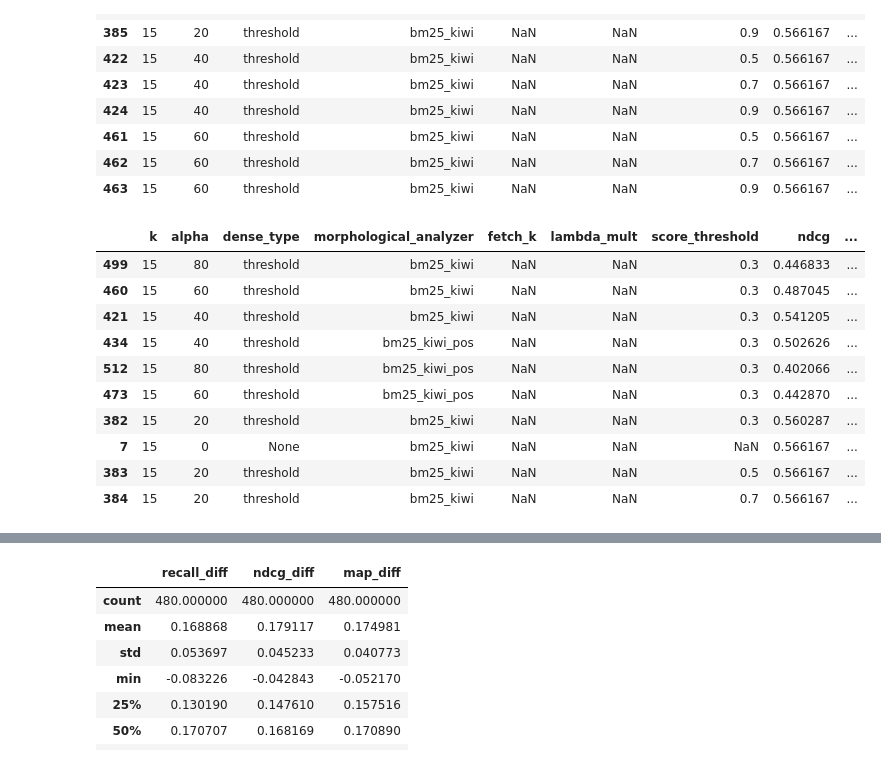
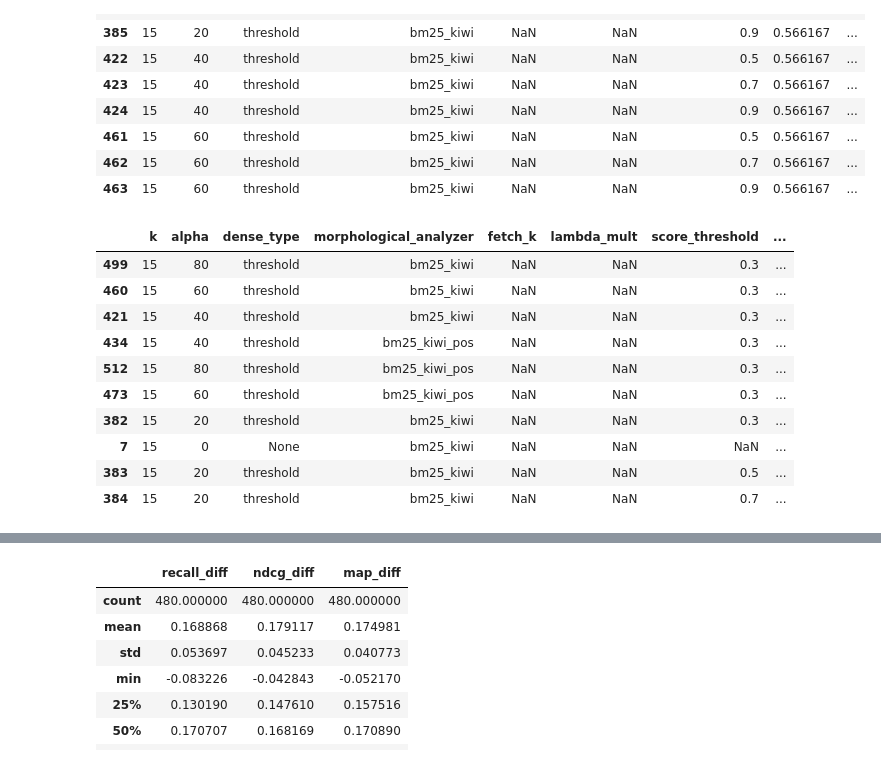
Before and after one commit to yswSlamDunk/SportAgent, a Jupyter notebook: jupyter/3003. Limitations of RAGAS and the Need for Custom RAGAS Dataset.ipynb, the cells around one changed output, grey strips where cells are left out. Cells and saved outputs as stored; diff of their text form; code cells hidden in the pictures.

```diff
--- a/jupyter/3003. Limitations of RAGAS and the Need for Custom RAGAS Dataset.ipynb
+++ b/jupyter/3003. Limitations of RAGAS and the Need for Custom RAGAS Dataset.ipynb
@@ -502,6 +502,20 @@ def optimization(configs, precompute_df):
         # 평가 수행
         scores = evaluate_metrics(predictions, precompute_df['reference_contexts'], config['k'])
 
+        group_metrics = {}
+        precompute_df = precompute_df.reset_index(drop=True)  # 인덱스 정렬
+        for name, group in precompute_df.groupby('synthesizer_name'):
+            indices = group.index.tolist()
+            pred_group = [predictions[i] for i in indices]
+            truth_group = group['reference_contexts'].tolist()
+
+            # g_scores = evaluate_metrics(pred_group, truth_group, config['k'])
+
+            # 컬럼별 저장
+            group_metrics[f'recall_{name}'] =  np.mean([calculate_recall(pred, truth, config['k']) for pred, truth in zip(pred_group, truth_group)])
+            # group_metrics[f'recall_{name}'] = g_scores['recall']
+            # group_metrics[f'map_{name}'] = g_scores['map']
+
         # 결과 저장
         result = {
             'k': config['k'],
@@ -515,12 +529,25 @@ def optimization(configs, precompute_df):
             'recall': scores['recall'],
             'map': scores['map']
         }
+        result.update(group_metrics)  # synthesizer 별 점수 추가
         results.append(result)
 
     return pd.DataFrame(results)
+# %%
+origin_dataset = pd.read_csv('../data/document/역도/generated_persona_dataset.csv')
+custom_dataset = pd.read_csv('../data/document/역도/customDataset.csv')
+# %%
+origin_dataset['reference_contexts'] = origin_dataset['reference_contexts'].apply(lambda x : eval(x))
+custom_dataset['reference_contexts'] = custom_dataset['reference_contexts'].apply(lambda x : eval(x))
+custom_dataset = custom_dataset.drop(columns=['reference_contexts_section'])
+for column in origin_dataset.columns[4:]:
+    origin_dataset[column] = origin_dataset[column].apply(lambda x : eval(x))
+    custom_dataset[column] = custom_dataset[column].apply(lambda x : eval(x))
 # %%
 optimization_result = optimization(configs, origin_dataset)
 optimization_result_custom = optimization(configs, custom_dataset)
-optimization_result_custom = optimization_result_custom.rename(columns = {'ndcg': 'ndcg_custom', 'recall':'recall_custom', 'map': 'map_custom'})
+optimization_result_custom = optimization_result_custom.rename(columns = {column: 'custom_' + column for column in optimization_result_custom.columns[7:]})
+optimization_result = optimization_result.iloc[:, :10]
+optimization_result_custom = optimization_result_custom.iloc[:, :10]
 optimization_result = optimization_result.merge(optimization_result_custom, on=list(optimization_result_custom.columns[:-3]), how='left')
 # optimization_result.to_csv('../data/experiment/optimization/retrieve2.csv', index=False)
@@ -545,19 +566,19 @@ optimization_result.sort_values(by=['recall', 'map', 'ndcg'], ascending=False).h
 | 462 | 15 | 60 | threshold | bm25_kiwi | NaN | NaN | 0.7 | 0.566167 | ... |
 | 463 | 15 | 60 | threshold | bm25_kiwi | NaN | NaN | 0.9 | 0.566167 | ... |
 # %%
-optimization_result.sort_values(by=['recall_custom', 'map_custom', 'ndcg_custom'], ascending=False).head(10)
+optimization_result_custom.sort_values(by=['custom_recall', 'custom_map', 'custom_ndcg'], ascending=False).head(10)
 # %% [output]
-|  | k | alpha | dense_type | morphological_analyzer | fetch_k | lambda_mult | score_threshold | ndcg | ... |
-| 499 | 15 | 80 | threshold | bm25_kiwi | NaN | NaN | 0.3 | 0.446833 | ... |
-| 460 | 15 | 60 | threshold | bm25_kiwi | NaN | NaN | 0.3 | 0.487045 | ... |
-| 421 | 15 | 40 | threshold | bm25_kiwi | NaN | NaN | 0.3 | 0.541205 | ... |
-| 434 | 15 | 40 | threshold | bm25_kiwi_pos | NaN | NaN | 0.3 | 0.502626 | ... |
-| 512 | 15 | 80 | threshold | bm25_kiwi_pos | NaN | NaN | 0.3 | 0.402066 | ... |
-| 473 | 15 | 60 | threshold | bm25_kiwi_pos | NaN | NaN | 0.3 | 0.442870 | ... |
-| 382 | 15 | 20 | threshold | bm25_kiwi | NaN | NaN | 0.3 | 0.560287 | ... |
-| 7 | 15 | 0 | None | bm25_kiwi | NaN | NaN | NaN | 0.566167 | ... |
-| 383 | 15 | 20 | threshold | bm25_kiwi | NaN | NaN | 0.5 | 0.566167 | ... |
-| 384 | 15 | 20 | threshold | bm25_kiwi | NaN | NaN | 0.7 | 0.566167 | ... |
+|  | k | alpha | dense_type | morphological_analyzer | fetch_k | lambda_mult | score_threshold | ... |
+| 499 | 15 | 80 | threshold | bm25_kiwi | NaN | NaN | 0.3 | ... |
+| 460 | 15 | 60 | threshold | bm25_kiwi | NaN | NaN | 0.3 | ... |
+| 421 | 15 | 40 | threshold | bm25_kiwi | NaN | NaN | 0.3 | ... |
+| 434 | 15 | 40 | threshold | bm25_kiwi_pos | NaN | NaN | 0.3 | ... |
+| 512 | 15 | 80 | threshold | bm25_kiwi_pos | NaN | NaN | 0.3 | ... |
+| 473 | 15 | 60 | threshold | bm25_kiwi_pos | NaN | NaN | 0.3 | ... |
+| 382 | 15 | 20 | threshold | bm25_kiwi | NaN | NaN | 0.3 | ... |
+| 7 | 15 | 0 | None | bm25_kiwi | NaN | NaN | NaN | ... |
+| 383 | 15 | 20 | threshold | bm25_kiwi | NaN | NaN | 0.5 | ... |
+| 384 | 15 | 20 | threshold | bm25_kiwi | NaN | NaN | 0.7 | ... |
 # %% [markdown]
 ## 4. Custom Dataset의 필요성 검증
 1. 하위 이상치 조합 제거
```
Also changed, not shown: parts of 15 cells of this notebook, 10 other files.
